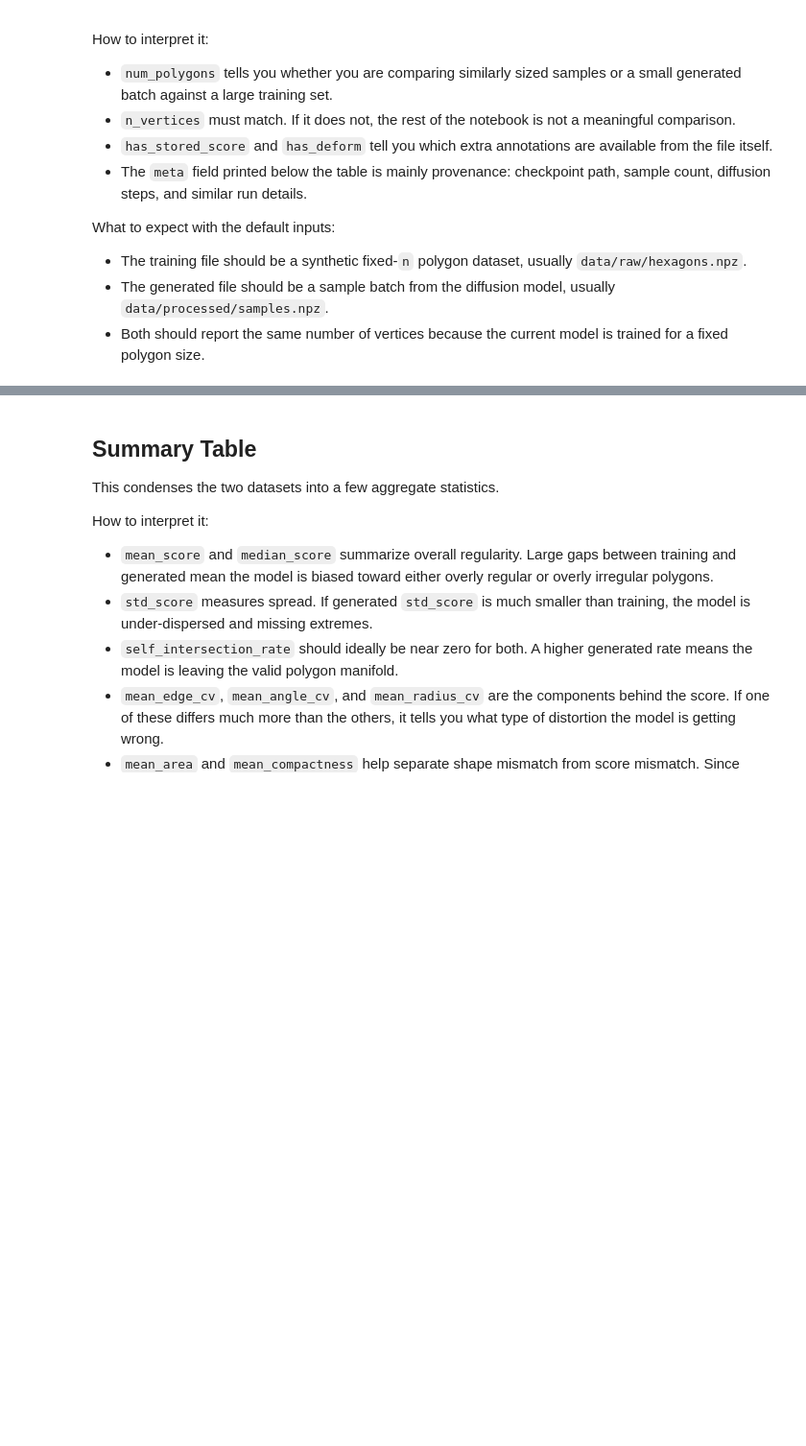
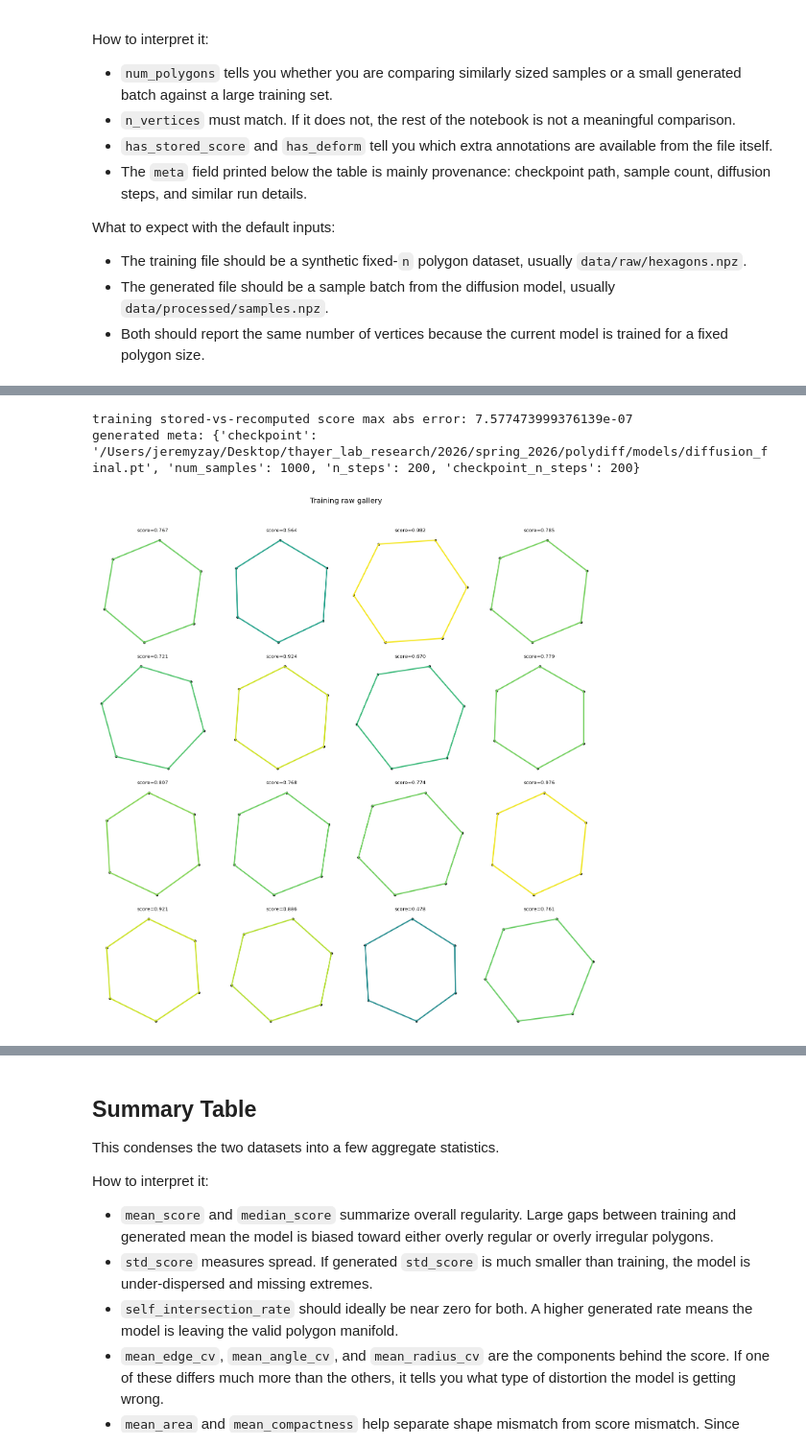
Before and after one commit to Jerenemy/polydiff, a Jupyter notebook: notebooks/compare_polygon_distributions.ipynb, the cells around one changed output, grey strips where cells are left out. Shown at 96% size. Drawn from its saved outputs; the diff is of its cells as text; code cells hidden in the pictures; blank space fills up the shorter version.

```diff
--- a/notebooks/compare_polygon_distributions.ipynb
+++ b/notebooks/compare_polygon_distributions.ipynb
@@ -374,14 +397,23 @@ What to expect with the default inputs:
 # %%
 if "score_error" in train_metrics.columns:
     print(
         "training stored-vs-recomputed score max abs error:",
         float(train_metrics["score_error"].abs().max()),
     )
 
 if training["meta"]:
     print("training meta:", training["meta"])
 if generated["meta"]:
     print("generated meta:", generated["meta"])
 
-plot_gallery(train_aligned, train_metrics["score"].to_numpy(), "Training gallery", num=MAX_GALLERY, seed=RANDOM_SEED)
-plot_gallery(gen_aligned, gen_metrics["score"].to_numpy(), "Generated gallery", num=MAX_GALLERY, seed=RANDOM_SEED + 1)
+train_scores = train_metrics["score"].to_numpy()
+gen_scores = gen_metrics["score"].to_numpy()
+
+plot_gallery(training["coords"], train_scores, "Training raw gallery", num=MAX_GALLERY, seed=RANDOM_SEED)
+plot_gallery(train_aligned, train_scores, "Training aligned gallery", num=MAX_GALLERY, seed=RANDOM_SEED)
+plot_gallery(generated["coords"], gen_scores, "Generated raw gallery", num=MAX_GALLERY, seed=RANDOM_SEED + 1)
+plot_gallery(gen_aligned, gen_scores, "Generated aligned gallery", num=MAX_GALLERY, seed=RANDOM_SEED + 1)
+# %% [output]
+training stored-vs-recomputed score max abs error: 7.577473999376139e-07
+generated meta: {'checkpoint': '/Users/jeremyzay/Desktop/thayer_lab_research/2026/spring_2026/polydiff/models/diffusion_final.pt', 'num_samples': 1000, 'n_steps': 200, 'checkpoint_n_steps': 200}
+[figure, added]
```
Also changed, not shown: parts of 11 cells of this notebook, 15 other files.
